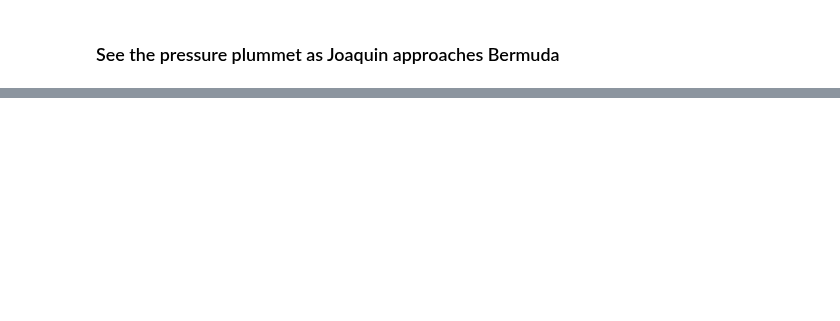
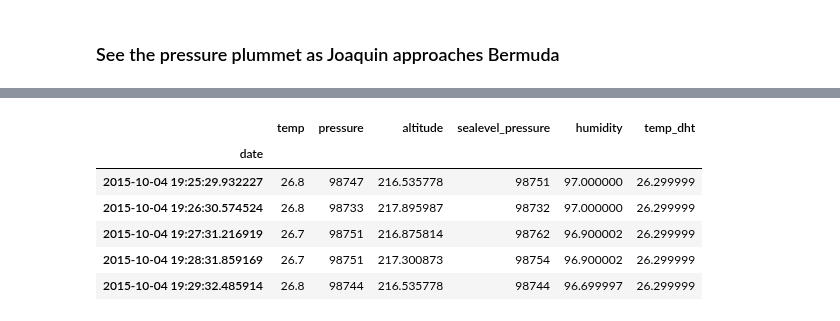
Before and after one commit to peakrisk/peakrisk, a Jupyter notebook: posts/hurricane-joaquin-pressure.ipynb, the cells around one changed output, grey strips where cells are left out. Drawn from its saved outputs; the diff is of its cells as text; code cells hidden in the pictures; blank space fills up the shorter version.

```diff
--- a/posts/hurricane-joaquin-pressure.ipynb
+++ b/posts/hurricane-joaquin-pressure.ipynb
@@ -34,0 +38,10 @@ data.pressure[-60*24:].plot()
+# %%
+data.tail()
+# %% [output]
+|  | temp | pressure | altitude | sealevel_pressure | humidity | temp_dht |
+| date |  |  |  |  |  |  |
+| 2015-10-04 19:25:29.932227 | 26.8 | 98747 | 216.535778 | 98751 | 97.000000 | 26.299999 |
+| 2015-10-04 19:26:30.574524 | 26.8 | 98733 | 217.895987 | 98732 | 97.000000 | 26.299999 |
+| 2015-10-04 19:27:31.216919 | 26.7 | 98751 | 216.875814 | 98762 | 96.900002 | 26.299999 |
+| 2015-10-04 19:28:31.859169 | 26.7 | 98751 | 217.300873 | 98754 | 96.900002 | 26.299999 |
+| 2015-10-04 19:29:32.485914 | 26.8 | 98744 | 216.535778 | 98744 | 96.699997 | 26.299999 |
```
Also changed, not shown: parts of 2 cells of this notebook, 1 other file.
